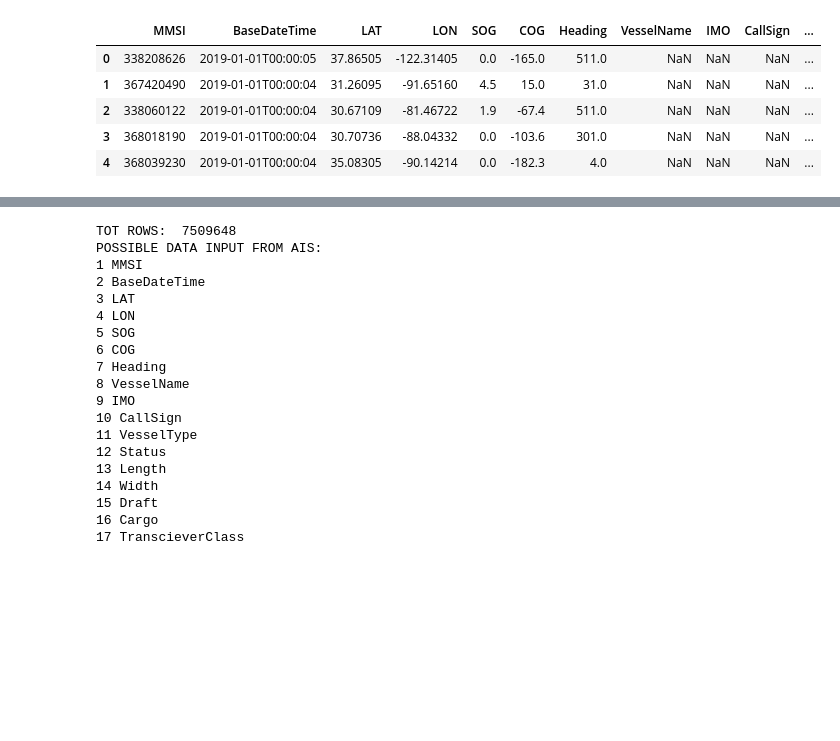
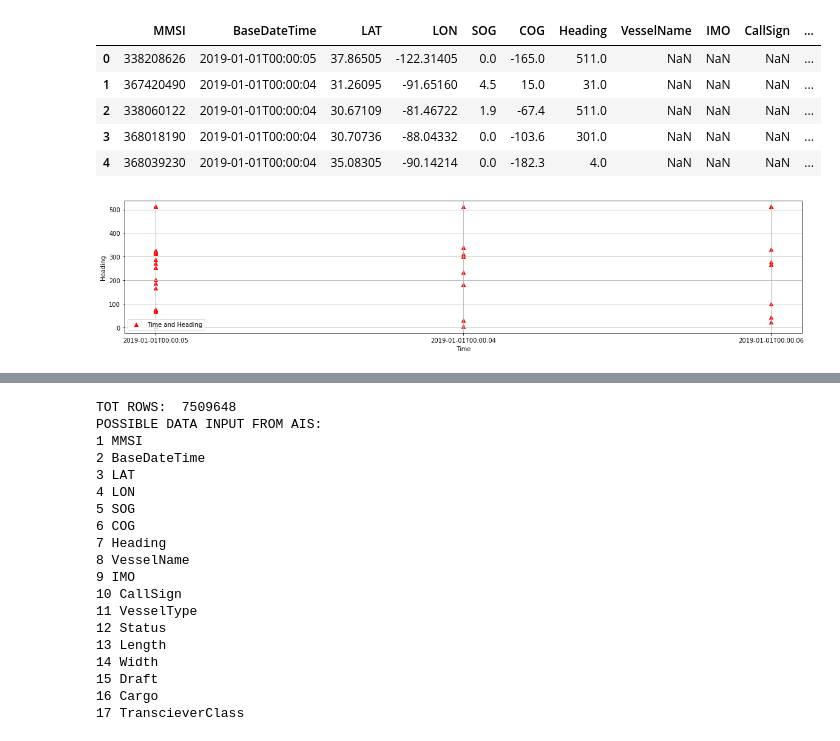
Before and after one commit to Tsegazab-Tesfay/Ship_Operation, a Jupyter notebook: SDIR.ipynb, the cells around one changed output, grey strips where cells are left out. Saved outputs shown, nothing was run; the diff lists cells and outputs as text; code cells hidden in the pictures; blank space fills up the shorter version.

```diff
--- a/SDIR.ipynb
+++ b/SDIR.ipynb
@@ -37,3 +37,14 @@ dataframe.head()
 | 2 | 338060122 | 2019-01-01T00:00:04 | 30.67109 | -81.46722 | 1.9 | -67.4 | 511.0 | NaN | NaN | NaN | ... |
 | 3 | 368018190 | 2019-01-01T00:00:04 | 30.70736 | -88.04332 | 0.0 | -103.6 | 301.0 | NaN | NaN | NaN | ... |
 | 4 | 368039230 | 2019-01-01T00:00:04 | 35.08305 | -90.14214 | 0.0 | -182.3 | 4.0 | NaN | NaN | NaN | ... |
+# %%
+# See the time and heading for 50
+fig = plt.figure(figsize=(20,4))
+plt.scatter(dataframe["BaseDateTime"][:50], dataframe["Heading"][:50], label="Time and Heading", marker="^", color = "red")
+plt.xlabel("Time")
+plt.ylabel("Heading")
+plt.grid()
+plt.legend()
+plt.show()
+# %% [output]
+[figure, added]
```
Also changed, not shown: parts of 10 cells of this notebook.
